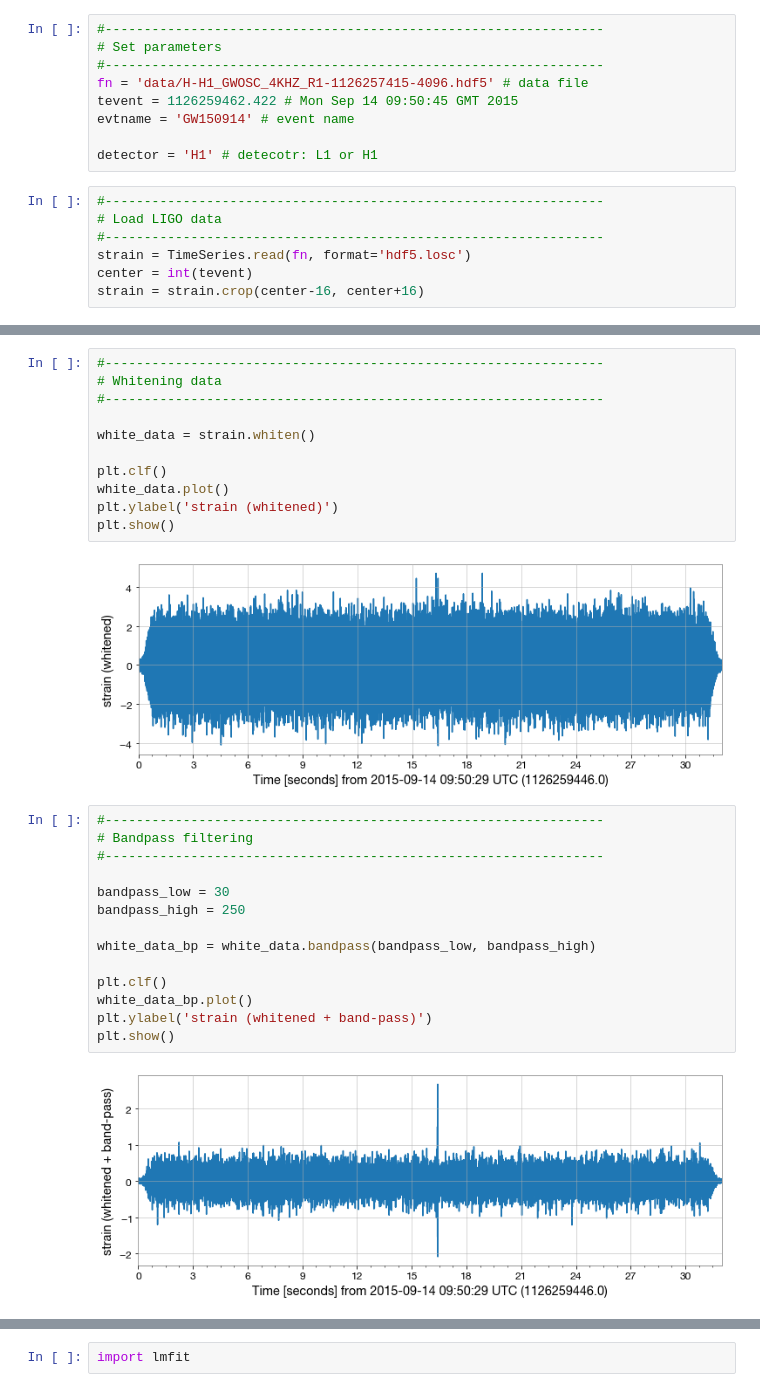
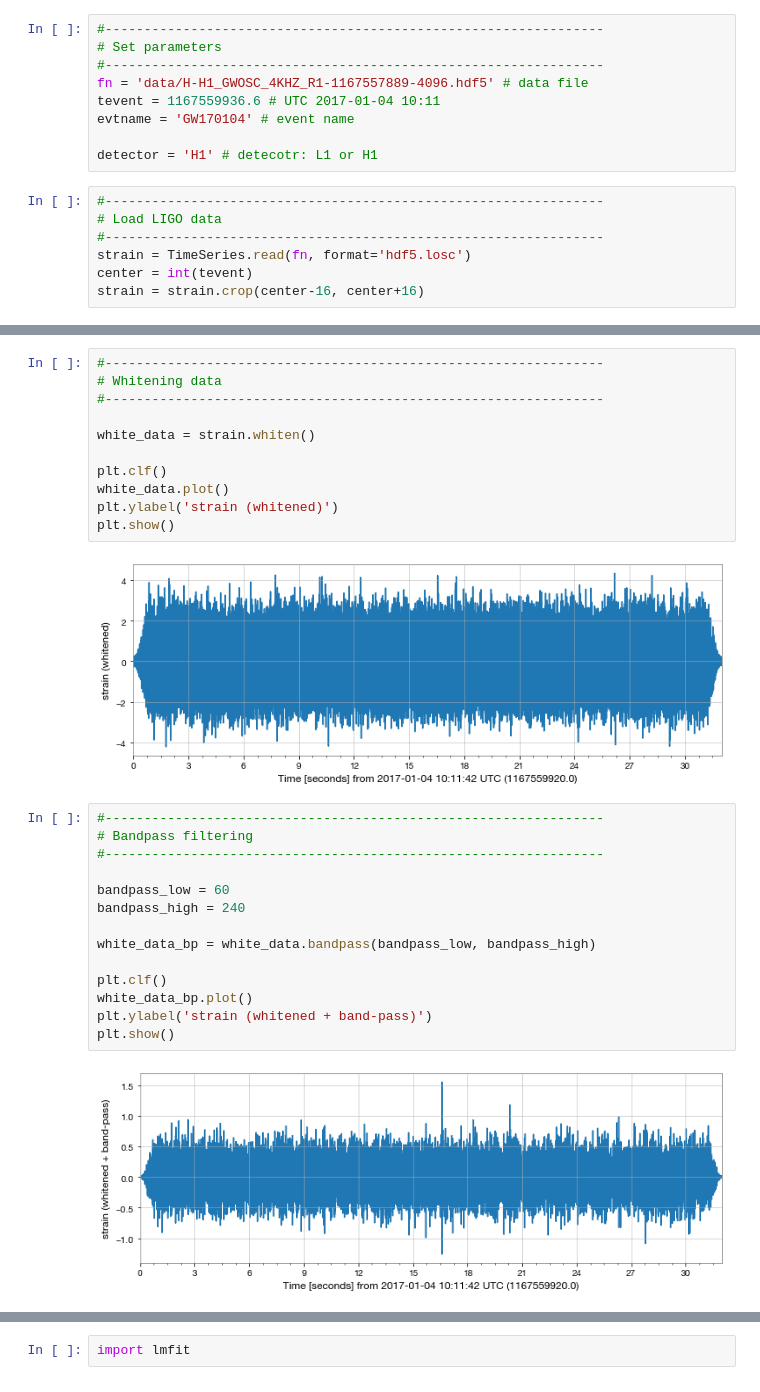
Before and after one commit to reionize/jlab, a Jupyter notebook: ligo/tutorial.ipynb, the cells around one changed output, grey strips where cells are left out. Cells and saved outputs as stored; diff of their text form.

```diff
--- a/ligo/tutorial.ipynb
+++ b/ligo/tutorial.ipynb
@@ -13,9 +13,9 @@ import os
 #----------------------------------------------------------------
 # Set parameters
 #----------------------------------------------------------------
-fn = 'data/H-H1_GWOSC_4KHZ_R1-1126257415-4096.hdf5' # data file
-tevent = 1126259462.422 # Mon Sep 14 09:50:45 GMT 2015
-evtname = 'GW150914' # event name
+fn = 'data/H-H1_GWOSC_4KHZ_R1-1167557889-4096.hdf5' # data file
+tevent = 1167559936.6 # UTC 2017-01-04 10:11
+evtname = 'GW170104' # event name
 
 detector = 'H1' # detecotr: L1 or H1
 # %%
@@ -63,23 +63,23 @@ white_data.plot()
 plt.ylabel('strain (whitened)')
 plt.show()
 # %% [output]
-[figure, old version]
+[figure, new version]
 # %%
 #----------------------------------------------------------------
 # Bandpass filtering
 #----------------------------------------------------------------
 
-bandpass_low = 30
-bandpass_high = 250
+bandpass_low = 60
+bandpass_high = 240
 
 white_data_bp = white_data.bandpass(bandpass_low, bandpass_high)
 
 plt.clf()
 white_data_bp.plot()
 plt.ylabel('strain (whitened + band-pass)')
 plt.show()
 # %% [output]
-[figure, old version]
+[figure, new version]
 # %%
 plt.clf()
 white_data_bp.plot()
```
Also changed, not shown: parts of 14 cells of this notebook, 4 other files.
